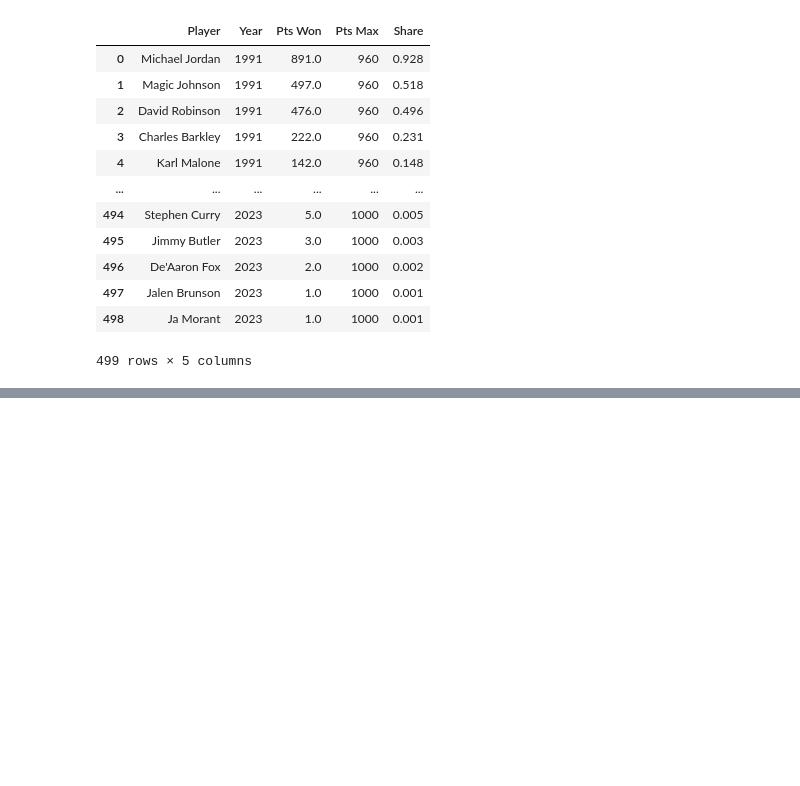
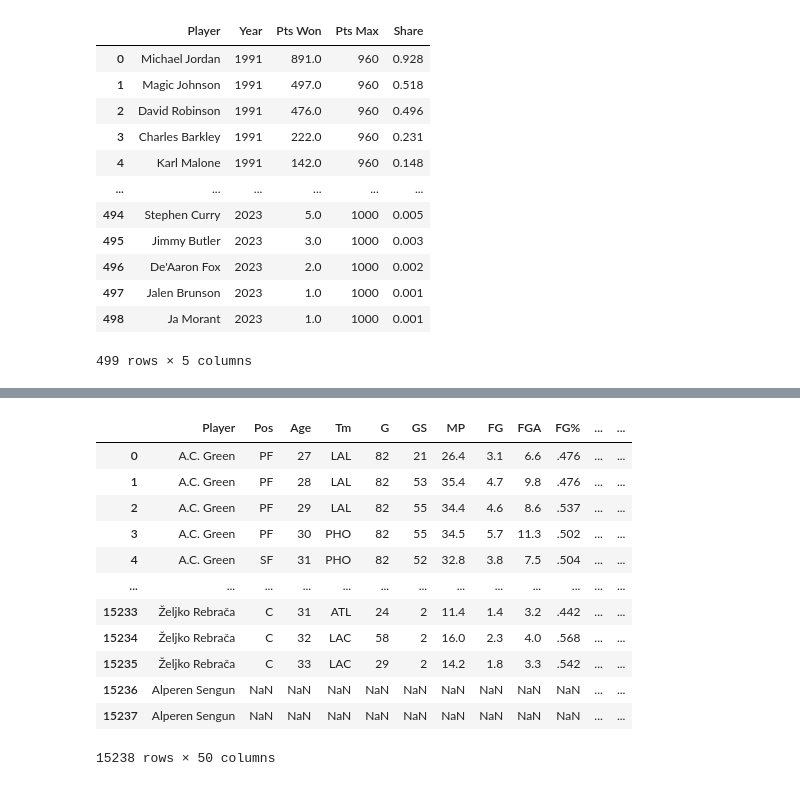
Before and after one commit to Pandabear-67/MVP_Predictor, a Jupyter notebook: data_preprocessing.ipynb, the cells around one changed output, grey strips where cells are left out. Drawn from its saved outputs; the diff is of its cells as text; code cells hidden in the pictures; blank space fills up the shorter version.

```diff
--- a/data_preprocessing.ipynb
+++ b/data_preprocessing.ipynb
@@ -175,0 +255,17 @@ players.index = players.index.droplevel()
+# %%
+players = players.merge(advanced_stats, how="outer", on=["Player", "Year"])
+players
+# %% [output]
+|  | Player | Pos | Age | Tm | G | GS | MP | FG | FGA | FG% | ... | ... |
+| 0 | A.C. Green | PF | 27 | LAL | 82 | 21 | 26.4 | 3.1 | 6.6 | .476 | ... | ... |
+| 1 | A.C. Green | PF | 28 | LAL | 82 | 53 | 35.4 | 4.7 | 9.8 | .476 | ... | ... |
+| 2 | A.C. Green | PF | 29 | LAL | 82 | 55 | 34.4 | 4.6 | 8.6 | .537 | ... | ... |
+| 3 | A.C. Green | PF | 30 | PHO | 82 | 55 | 34.5 | 5.7 | 11.3 | .502 | ... | ... |
+| 4 | A.C. Green | SF | 31 | PHO | 82 | 52 | 32.8 | 3.8 | 7.5 | .504 | ... | ... |
+| ... | ... | ... | ... | ... | ... | ... | ... | ... | ... | ... | ... | ... |
+| 15233 | Željko Rebrača | C | 31 | ATL | 24 | 2 | 11.4 | 1.4 | 3.2 | .442 | ... | ... |
+| 15234 | Željko Rebrača | C | 32 | LAC | 58 | 2 | 16.0 | 2.3 | 4.0 | .568 | ... | ... |
+| 15235 | Željko Rebrača | C | 33 | LAC | 29 | 2 | 14.2 | 1.8 | 3.3 | .542 | ... | ... |
+| 15236 | Alperen Sengun | NaN | NaN | NaN | NaN | NaN | NaN | NaN | NaN | NaN | ... | ... |
+| 15237 | Alperen Sengun | NaN | NaN | NaN | NaN | NaN | NaN | NaN | NaN | NaN | ... | ... |
+15238 rows × 50 columns
```
Also changed, not shown: parts of 18 cells of this notebook, 36 other files.
